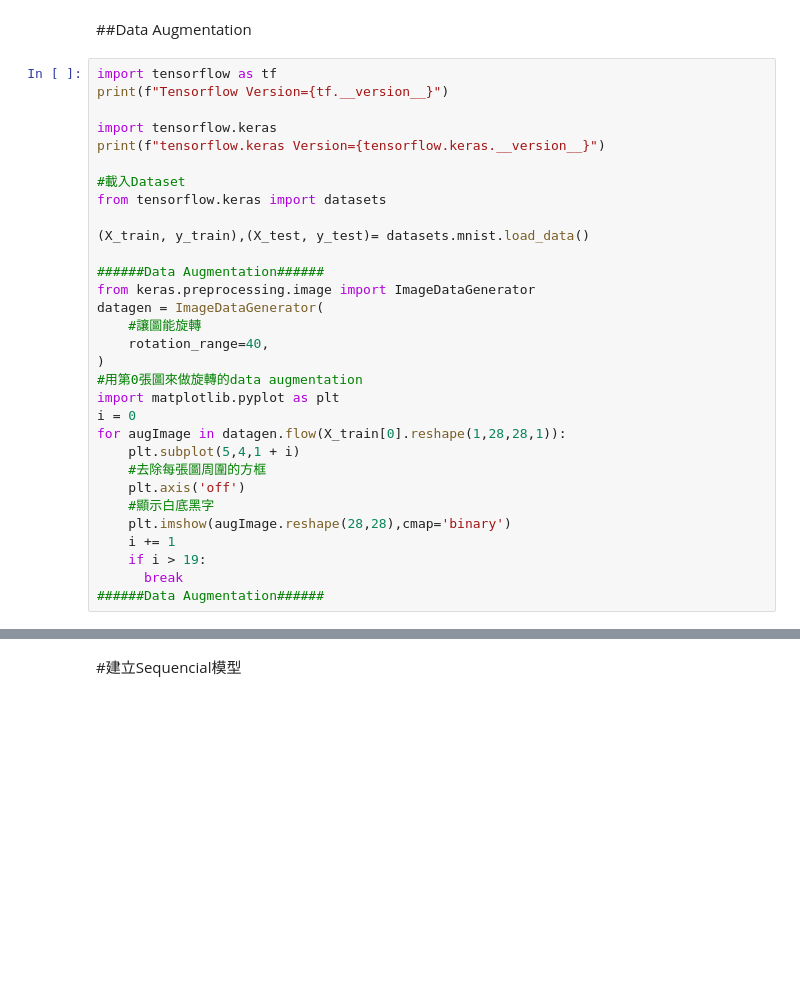
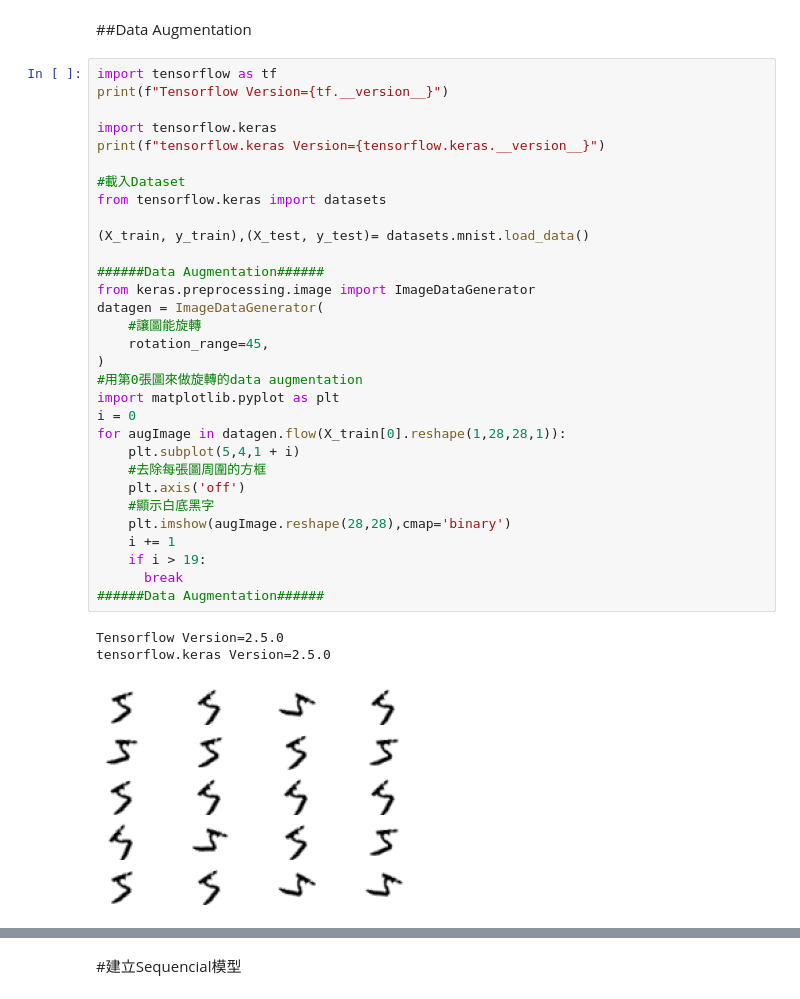
Before and after one commit to yuyangweng/Deep_Learning_Ittraining, a Jupyter notebook: Keras_v0_6.ipynb, the cells around one changed output, grey strips where cells are left out. Cells and saved outputs as stored; diff of their text form; blank space fills up the shorter version.

```diff
--- a/Keras_v0_6.ipynb
+++ b/Keras_v0_6.ipynb
@@ -769,31 +942,35 @@ plt.imshow(X_train[0],cmap='binary')
 # %%
 import tensorflow as tf
 print(f"Tensorflow Version={tf.__version__}")
 
 import tensorflow.keras
 print(f"tensorflow.keras Version={tensorflow.keras.__version__}")
 
 #載入Dataset
 from tensorflow.keras import datasets
 
 (X_train, y_train),(X_test, y_test)= datasets.mnist.load_data()
 
 ######Data Augmentation######
 from keras.preprocessing.image import ImageDataGenerator
 datagen = ImageDataGenerator(
     #讓圖能旋轉
-    rotation_range=40,
+    rotation_range=45,
 )
 #用第0張圖來做旋轉的data augmentation
 import matplotlib.pyplot as plt
 i = 0
 for augImage in datagen.flow(X_train[0].reshape(1,28,28,1)):
     plt.subplot(5,4,1 + i)
     #去除每張圖周圍的方框
     plt.axis('off')
     #顯示白底黑字
     plt.imshow(augImage.reshape(28,28),cmap='binary')
     i += 1
     if i > 19:
       break
 ######Data Augmentation######
+# %% [output]
+Tensorflow Version=2.5.0
+tensorflow.keras Version=2.5.0
+[figure, added]
```
Also changed, not shown: parts of 70 cells of this notebook.
